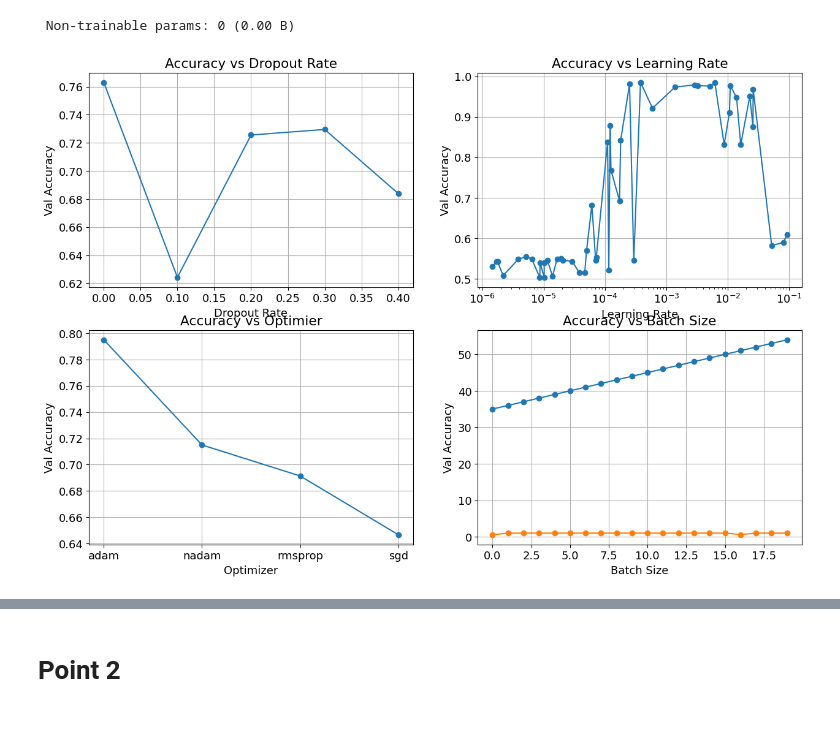
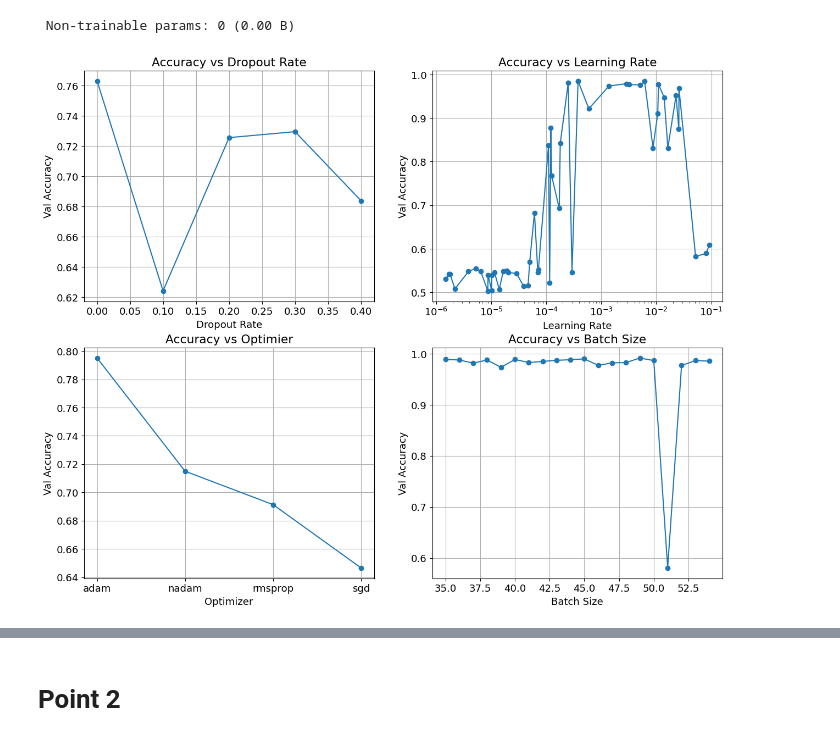
Before and after one commit to FrancescoPeron/LCP_B, a Jupyter notebook: DNN/group2613_exercise1_2.ipynb, the cells around one changed output, grey strips where cells are left out. Drawn from its saved outputs; the diff is of its cells as text; code cells hidden in the pictures.

```diff
--- a/DNN/group2613_exercise1_2.ipynb
+++ b/DNN/group2613_exercise1_2.ipynb
@@ -369,37 +385,41 @@ def cross_validation(models, x, y, k=5)->tuple:
 # %%
 import matplotlib.pyplot as plt
 
-fig,ax = plt.subplots(nrows=2,ncols=2,figsize=(15,10))
+'''
+Here we show the results of the search for the best model.
+'''
+
+fig,ax = plt.subplots(nrows=2,ncols=2,figsize=(15,12))
 # Group by dropout and average val_accuracy
 drop = df.groupby("dropout_rate")["val_accuracy"].mean()
 lear = df.groupby("learning_rate")["val_accuracy"].mean()
 opti = df.groupby("optimizer")["val_accuracy"].mean()
 
 
 ax[0][0].plot(drop.index, drop.values, marker='o')
 ax[0][0].set_xlabel("Dropout Rate")
 ax[0][0].set_ylabel("Val Accuracy")
 ax[0][0].set_title("Accuracy vs Dropout Rate")
 ax[0][0].grid(True)
 
 ax[0][1].plot(lear.index, lear.values, marker='o')
 ax[0][1].set_xscale("log")
 ax[0][1].set_xlabel("Learning Rate")
 ax[0][1].set_ylabel("Val Accuracy")
 ax[0][1].set_title("Accuracy vs Learning Rate")
 ax[0][1].grid(True)
 
 ax[1][0].plot(opti.index, opti.values, marker='o')
 ax[1][0].set_xlabel("Optimizer")
 ax[1][0].set_ylabel("Val Accuracy")
 ax[1][0].set_title("Accuracy vs Optimier")
 ax[1][0].grid(True)
 
-ax[1][1].plot(batch.index, batch.values, marker='o')
+ax[1][1].plot(batch['batch_size'],batch['val_accuracy'], marker='o')
 ax[1][1].set_xlabel("Batch Size")
 ax[1][1].set_ylabel("Val Accuracy")
 ax[1][1].set_title("Accuracy vs Batch Size")
 ax[1][1].grid(True)
 plt.show()
 # %% [output]
-[figure, old version]
+[figure, new version]
```
Also changed, not shown: parts of 9 cells of this notebook, 1 other file.
